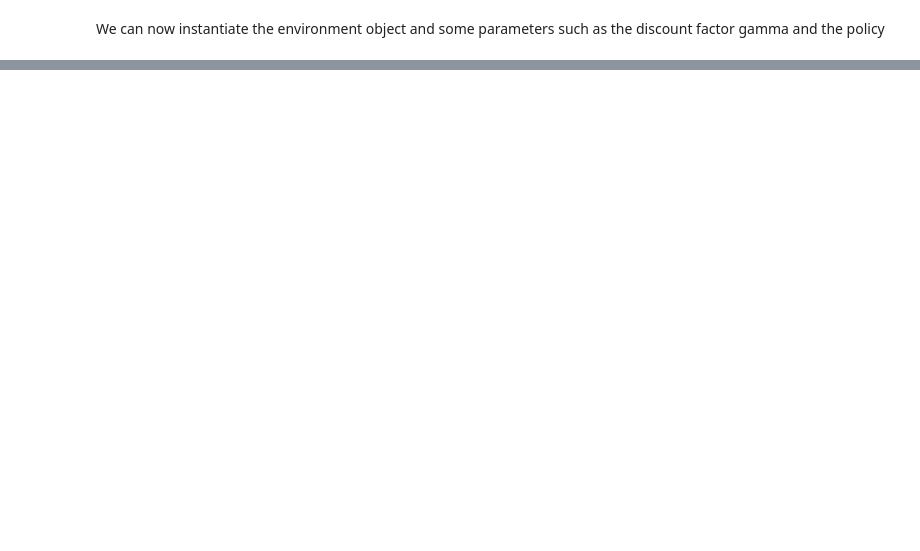
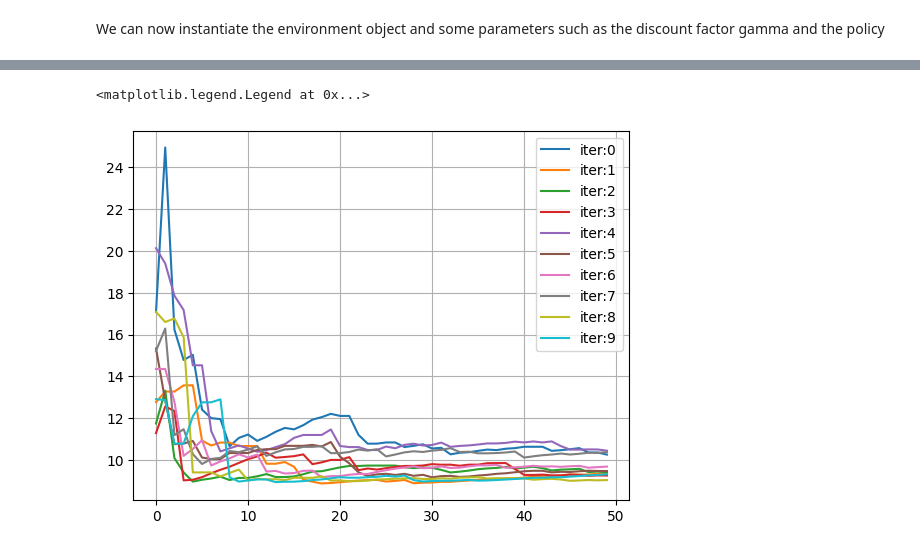
Before and after one commit to ToyProblems-xyz/Notebooks, a Jupyter notebook: src/MonteCarlo.ipynb, the cells around one changed output, grey strips where cells are left out. Drawn from its saved outputs; the diff is of its cells as text; code cells hidden in the pictures; blank space fills up the shorter version.

```diff
--- a/src/MonteCarlo.ipynb
+++ b/src/MonteCarlo.ipynb
@@ -54,0 +61,9 @@ annotated_heatmap([v], "Optimal value - Monte Carlo")
+# %%
+plt.grid()
+for count in range(10):
+    _, mse_err = monte_carlo_prediction(gamma=0.95, num_episodes=50)
+    plt.plot(mse_err, label="iter:"+str(count))
+plt.legend()
+# %% [output]
+<matplotlib.legend.Legend at 0x...>
+[figure, added]
```
Also changed, not shown: parts of 4 cells of this notebook, 5 other files.
